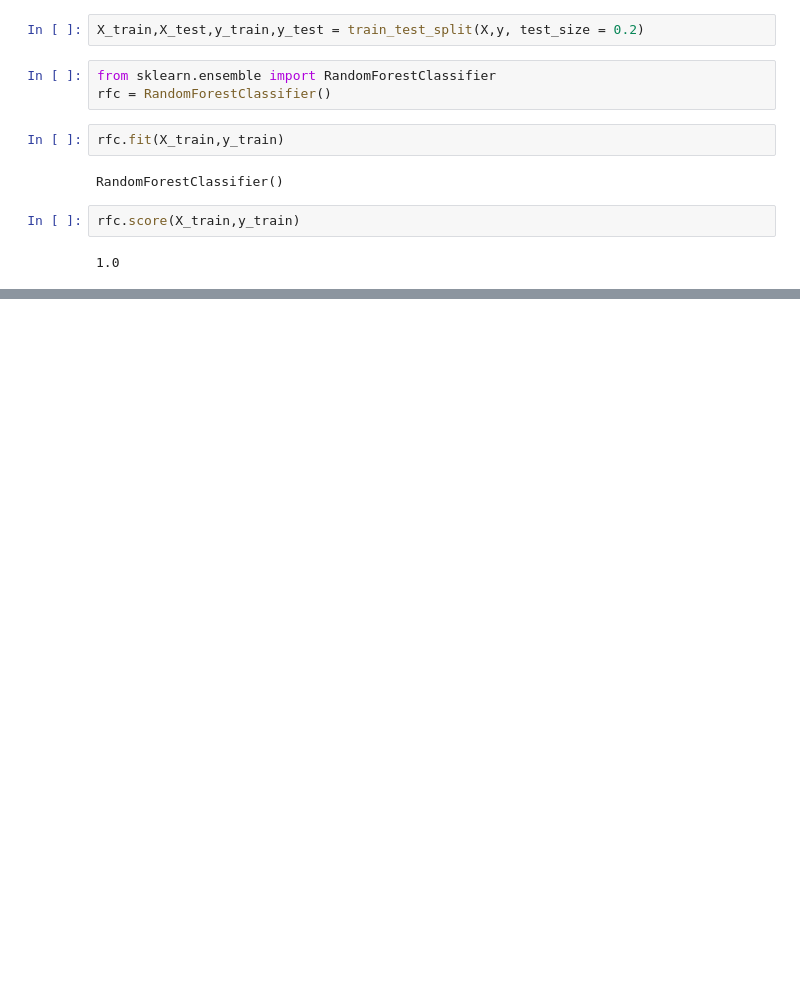
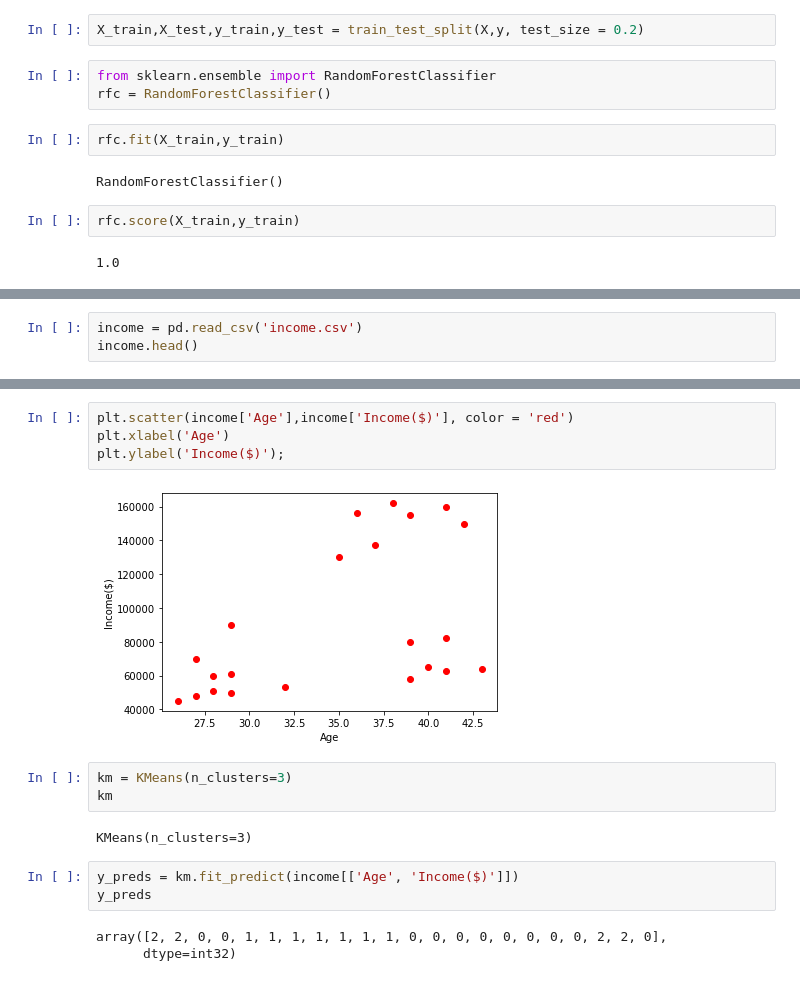
Before and after one commit to GKPSingh/ML-practice, a Jupyter notebook: ML.ipynb, the cells around one changed output, grey strips where cells are left out. Saved outputs shown, nothing was run; the diff lists cells and outputs as text; blank space fills up the shorter version.

```diff
--- a/ML.ipynb
+++ b/ML.ipynb
@@ -1403,0 +1513,3 @@ ax.set(xlabel='Predicted Value', ylabel = 'True value')
+# %%
+income = pd.read_csv('income.csv')
+income.head()
@@ -1403,0 +1523,17 @@ ax.set(xlabel='Predicted Value', ylabel = 'True value')
+# %%
+plt.scatter(income['Age'],income['Income($)'], color = 'red')
+plt.xlabel('Age')
+plt.ylabel('Income($)');
+# %% [output]
+[figure, added]
+# %%
+km = KMeans(n_clusters=3)
+km
+# %% [output]
+KMeans(n_clusters=3)
+# %%
+y_preds = km.fit_predict(income[['Age', 'Income($)']])
+y_preds
+# %% [output]
+array([2, 2, 0, 0, 1, 1, 1, 1, 1, 1, 1, 0, 0, 0, 0, 0, 0, 0, 0, 2, 2, 0],
+      dtype=int32)
```
Also changed, not shown: parts of 55 cells of this notebook, 1 other file.
